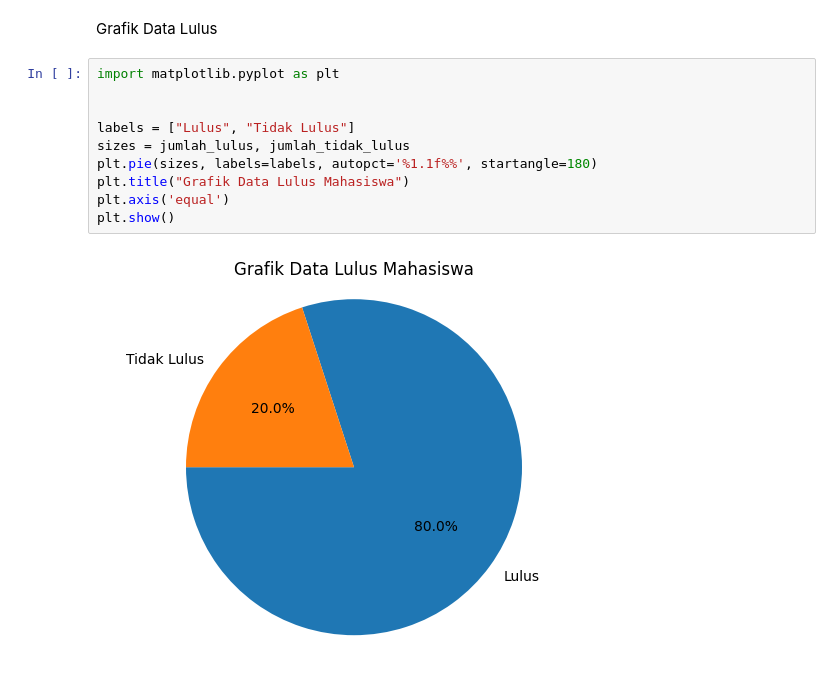
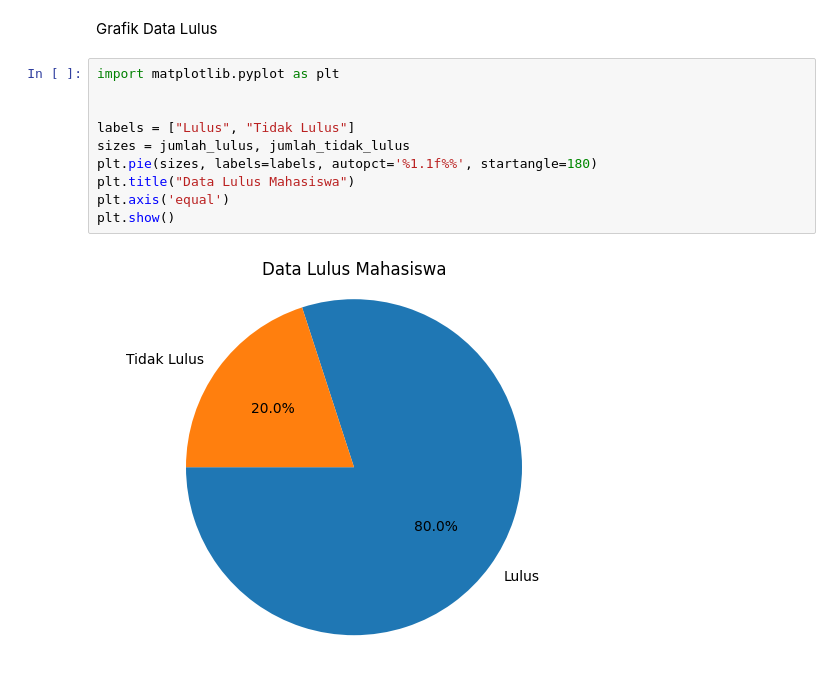
Before and after one commit to gungradha/01-Array, a Jupyter notebook: Soal_01.ipynb, the cells around one changed output. Cells and saved outputs as stored; diff of their text form.

```diff
--- a/Soal_01.ipynb
+++ b/Soal_01.ipynb
@@ -61,12 +61,12 @@ Grafik Data Lulus
 # %%
 import matplotlib.pyplot as plt
 
 
 labels = ["Lulus", "Tidak Lulus"]
 sizes = jumlah_lulus, jumlah_tidak_lulus
 plt.pie(sizes, labels=labels, autopct='%1.1f%%', startangle=180)
-plt.title("Grafik Data Lulus Mahasiswa")
+plt.title("Data Lulus Mahasiswa")
 plt.axis('equal')
 plt.show()
 # %% [output]
-[figure, old version]
+[figure, new version]
```
Also changed, not shown: parts of 1 cell of this notebook.
